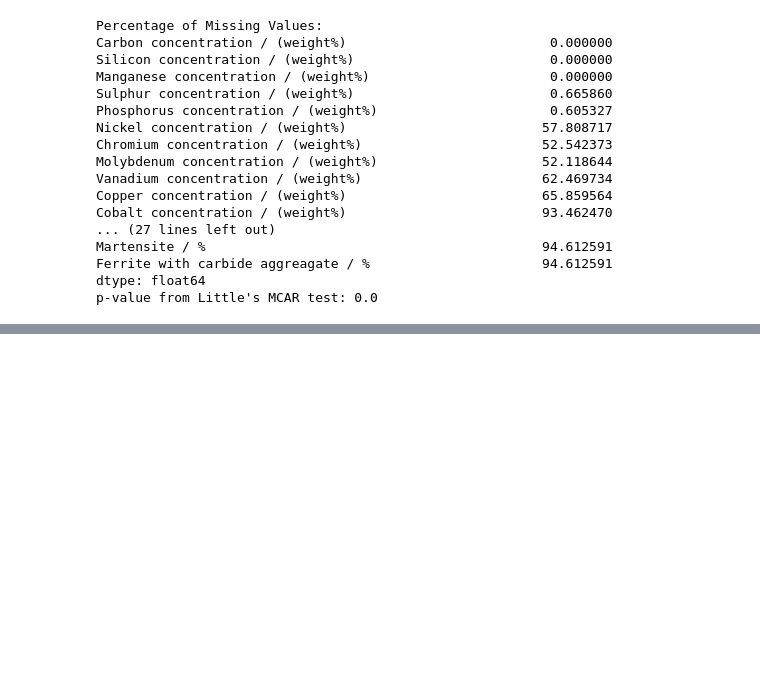
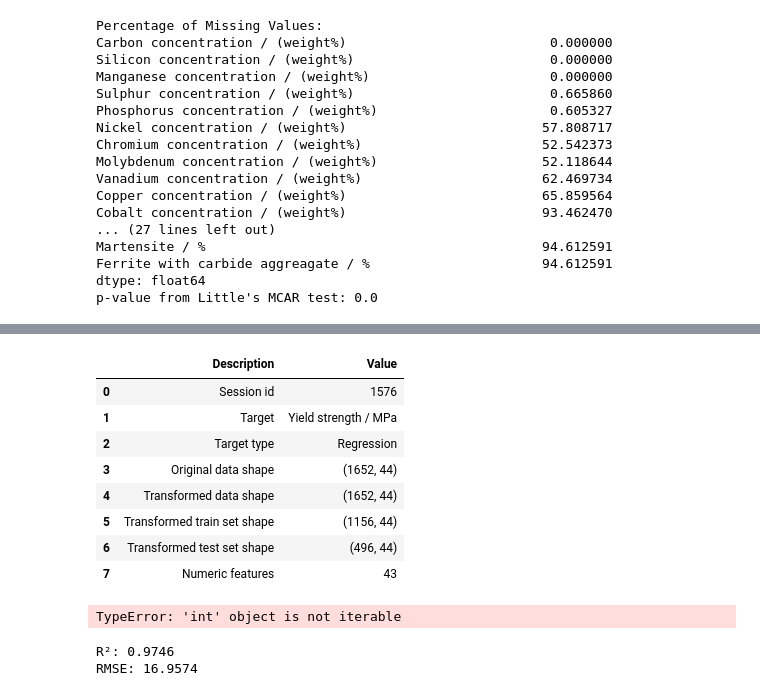
Before and after one commit to mateusgoto01/appAutoProject, a Jupyter notebook: dataframeAnalysis.ipynb, the cells around one changed output, grey strips where cells are left out. Cells and saved outputs as stored; diff of their text form; code cells hidden in the pictures; blank space fills up the shorter version.

```diff
--- a/dataframeAnalysis.ipynb
+++ b/dataframeAnalysis.ipynb
@@ -500,0 +609,55 @@ TypeError: impute_pattern_substitution() missing 1 required positional argument:
+# %%
+# init setup
+from pycaret.regression import *
+clf1 = setup(data = df_multiple, target = 'Yield strength / MPa', preprocess = False)
+
+# compare models
+best = compare_models()
+# %% [output]
+|  | Description | Value |
+| 0 | Session id | 1576 |
+| 1 | Target | Yield strength / MPa |
+| 2 | Target type | Regression |
+| 3 | Original data shape | (1652, 44) |
+| 4 | Transformed data shape | (1652, 44) |
+| 5 | Transformed train set shape | (1156, 44) |
+| 6 | Transformed test set shape | (496, 44) |
+| 7 | Numeric features | 43 |
+TypeError: 'int' object is not iterable
+# %%
+import pandas as pd
+from sklearn.model_selection import train_test_split
+from sklearn.metrics import mean_squared_error, r2_score
+import xgboost as xgb
+import numpy as np
+
+# Supondo que df_knn é o DataFrame que já foi tratado
+# Definindo a variável alvo (target) e as features (X)
+X = df_ml.drop('Yield strength / MPa', axis=1)  # Substitua 'target' pela sua coluna alvo
+y = df_ml['Yield strength / MPa']  # Substitua 'target' pela sua coluna alvo
+
+# Dividindo os dados em treino (70%), validação (15%) e teste (15%)
+X_train, X_temp, y_train, y_temp = train_test_split(X, y, test_size=0.3, random_state=42)
+X_val, X_test, y_val, y_test = train_test_split(X_temp, y_temp, test_size=0.5, random_state=42)
+
+# Criando o modelo XGBoost
+model = xgb.XGBRegressor(objective='reg:squarederror', n_estimators=100, learning_rate=0.1, max_depth=5)
+
+# Treinando o modelo com o conjunto de treino
+model.fit(X_train, y_train, eval_set=[(X_val, y_val)], early_stopping_rounds=10, verbose=False)
+
+# Previsões no conjunto de teste
+y_pred = model.predict(X_test)
+
+# Calculando o R²
+r2 = r2_score(y_test, y_pred)
+
+# Calculando o RMSE
+rmse = np.sqrt(mean_squared_error(y_test, y_pred))
+
+# Exibindo os resultados
+print(f"R²: {r2:.4f}")
+print(f"RMSE: {rmse:.4f}")
+# %% [output]
+R²: 0.9746
+RMSE: 16.9574
```
Also changed, not shown: parts of 11 cells of this notebook, 1 other file.
